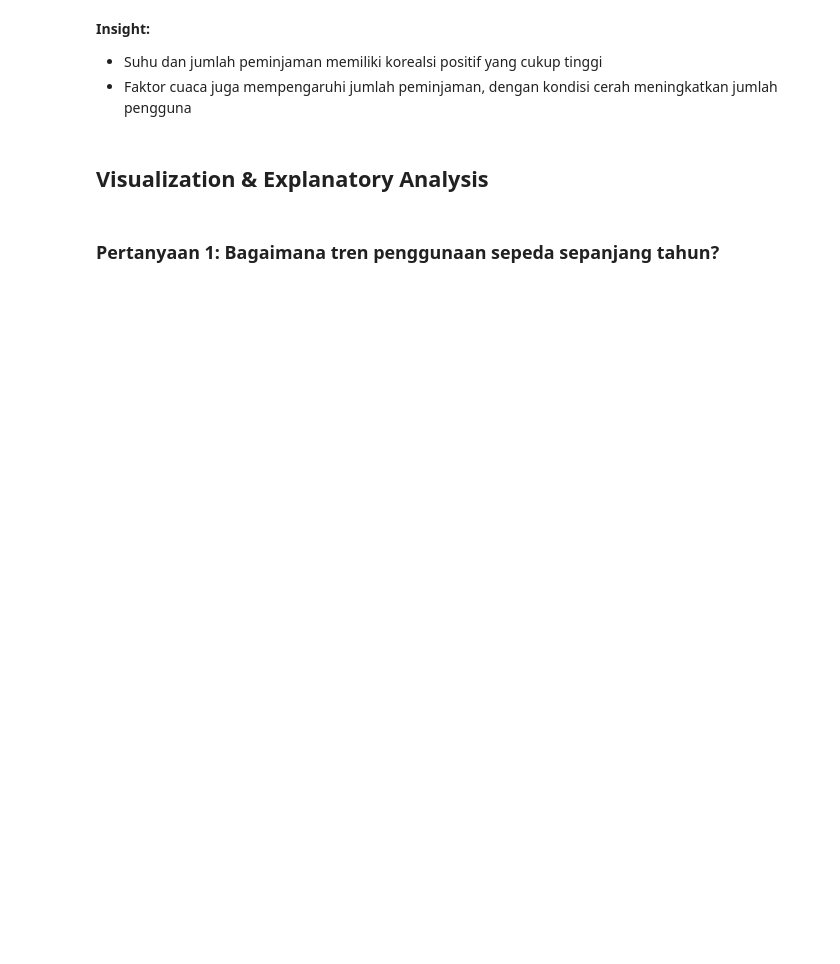
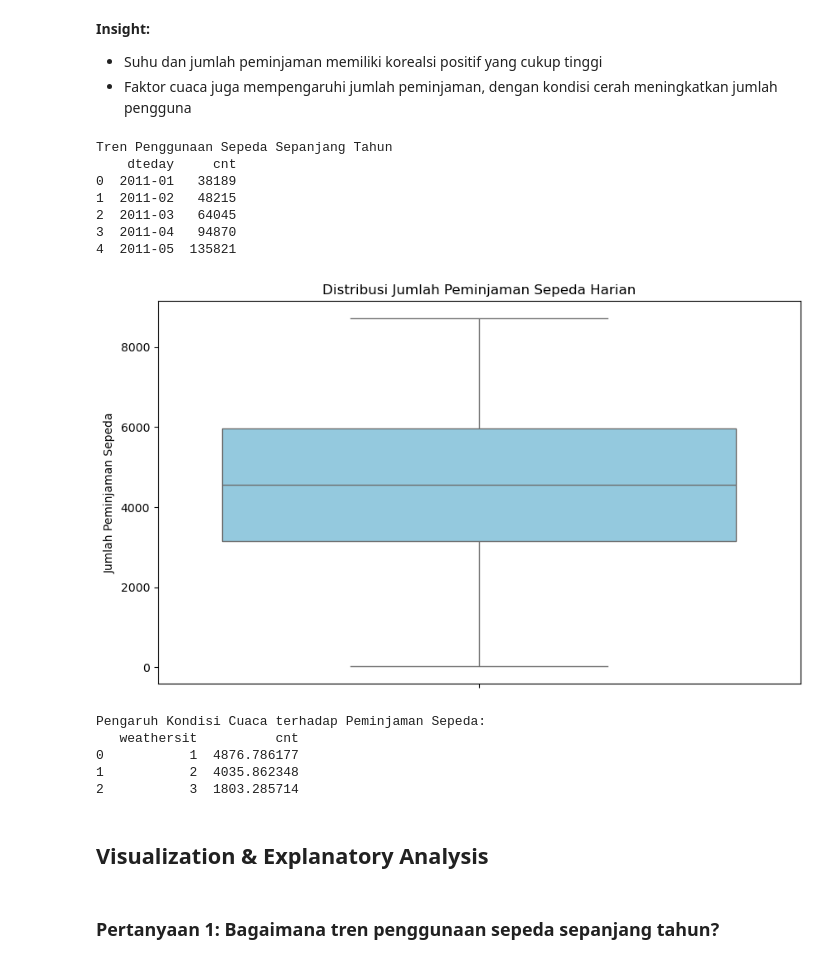
Before and after one commit to nielshn/proyek_analisis_data, a Jupyter notebook: notebook.ipynb, the cells around one changed output. Drawn from its saved outputs; the diff is of its cells as text; code cells hidden in the pictures; blank space fills up the shorter version.

```diff
--- a/notebook.ipynb
+++ b/notebook.ipynb
@@ -151,6 +160,40 @@ plt.show()
 
 - Suhu dan jumlah peminjaman memiliki korealsi positif yang cukup tinggi
 - Faktor cuaca juga mempengaruhi jumlah peminjaman, dengan kondisi cerah meningkatkan jumlah pengguna
+# %%
+#3. Agregasi Data
+# Tren penggunaan sepeda sepanjang tahun
+monthly_trend = day_df.groupby(
+    day_df['dteday'].dt.to_period("M")).agg({"cnt": "sum"}).reset_index()
+print("\nTren Penggunaan Sepeda Sepanjang Tahun")
+print(monthly_trend.head())
+
+# Boxplot untuk melihat distribusi jumlah peminjaman sepeda
+plt.figure(figsize=(10, 6))
+sns.boxplot(y=day_df['cnt'], color='skyblue')
+plt.title("Distribusi Jumlah Peminjaman Sepeda Harian")
+plt.xticks(rotation=45)
+plt.ylabel("Jumlah Peminjaman Sepeda")
+plt.show()
+
+# Pengaruh kondisi cuaca terhadap jumla peminjaman sepeda
+weather_impact= day_df.groupby("weathersit").agg({"cnt": "mean"}).reset_index()
+print("\nPengaruh Kondisi Cuaca terhadap Peminjaman Sepeda:")
+print(weather_impact)
+# %% [output]
+Tren Penggunaan Sepeda Sepanjang Tahun
+    dteday     cnt
+0  2011-01   38189
+1  2011-02   48215
+2  2011-03   64045
+3  2011-04   94870
+4  2011-05  135821
+[figure, added]
+Pengaruh Kondisi Cuaca terhadap Peminjaman Sepeda:
+   weathersit          cnt
+0           1  4876.786177
+1           2  4035.862348
+2           3  1803.285714
 # %% [markdown]
 ## Visualization & Explanatory Analysis
 # %% [markdown]
```
Also changed, not shown: parts of 8 cells of this notebook, 1 other file.
